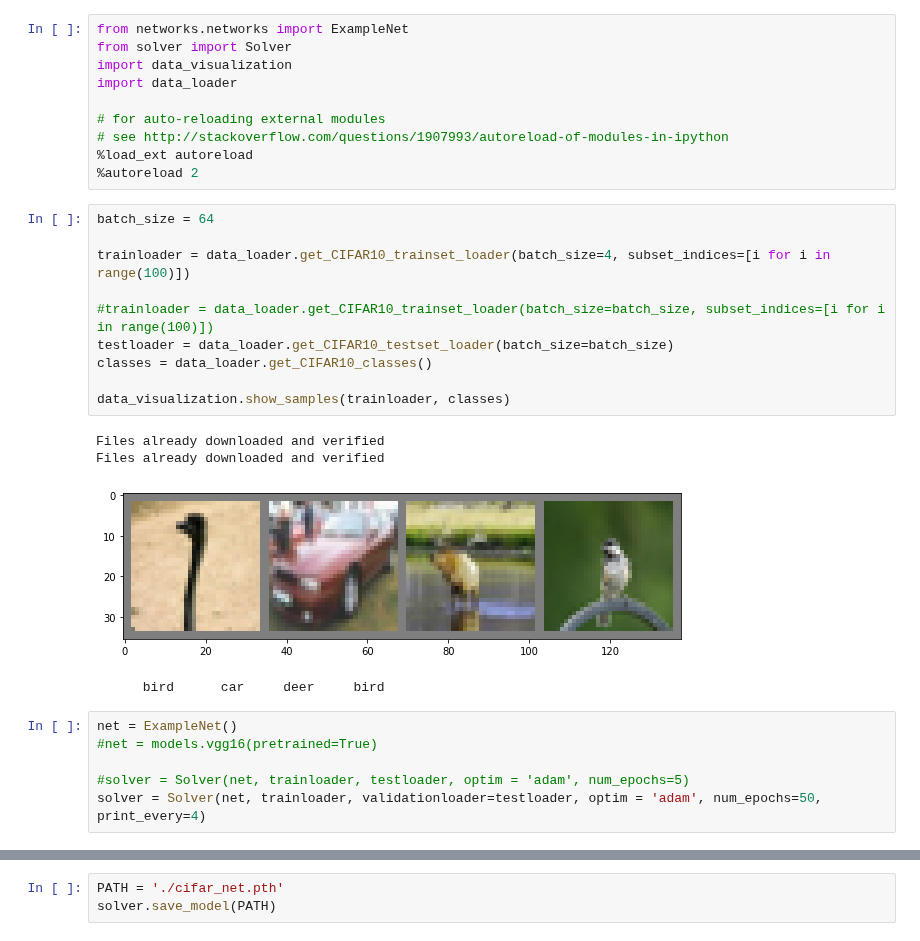
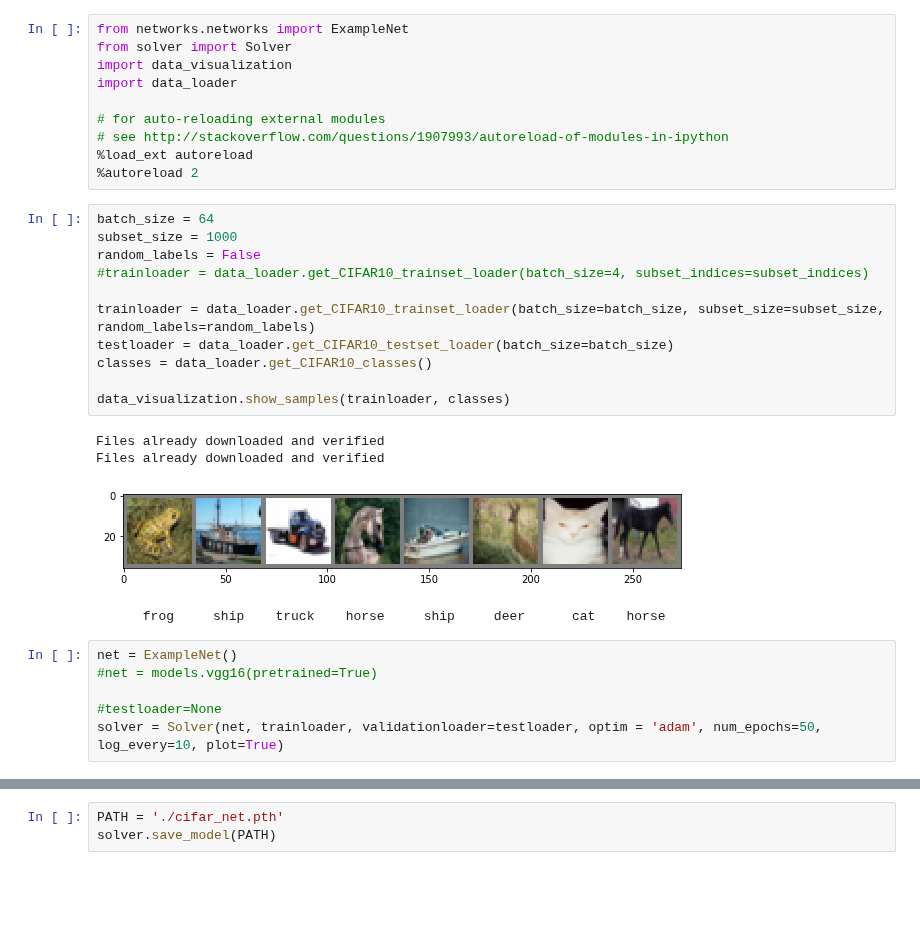
Before and after one commit to Brucknem-TUMProjects/Generalization-Ideas-in-Deep-Learning, a Jupyter notebook: Code/Testing.ipynb, the cells around one changed output, grey strips where cells are left out. Drawn from its saved outputs; the diff is of its cells as text; blank space fills up the shorter version.

Commit message:
Dynamic plotting

```diff
--- a/Code/Testing.ipynb
+++ b/Code/Testing.ipynb
@@ -25,25 +25,26 @@ import data_loader
 %autoreload 2
 # %%
 batch_size = 64
+subset_size = 1000
+random_labels = False
+#trainloader = data_loader.get_CIFAR10_trainset_loader(batch_size=4, subset_indices=subset_indices)
 
-trainloader = data_loader.get_CIFAR10_trainset_loader(batch_size=4, subset_indices=[i for i in range(100)])
-
-#trainloader = data_loader.get_CIFAR10_trainset_loader(batch_size=batch_size, subset_indices=[i for i in range(100)])
+trainloader = data_loader.get_CIFAR10_trainset_loader(batch_size=batch_size, subset_size=subset_size, random_labels=random_labels)
 testloader = data_loader.get_CIFAR10_testset_loader(batch_size=batch_size)
 classes = data_loader.get_CIFAR10_classes()
 
 data_visualization.show_samples(trainloader, classes)
 # %% [output]
 Files already downloaded and verified
 Files already downloaded and verified
-[figure, old version]
+[figure, new version]
-      bird      car     deer     bird
+      frog     ship    truck    horse     ship     deer      cat    horse
 # %%
 net = ExampleNet()
 #net = models.vgg16(pretrained=True)
 
-#solver = Solver(net, trainloader, testloader, optim = 'adam', num_epochs=5)
-solver = Solver(net, trainloader, validationloader=testloader, optim = 'adam', num_epochs=50, print_every=4)
+#testloader=None
+solver = Solver(net, trainloader, validationloader=testloader, optim = 'adam', num_epochs=50, log_every=10, plot=True)
 # %%
 solver.train()
 # %% [output]
```
Also changed, not shown: parts of 4 cells of this notebook, 2 other files.
